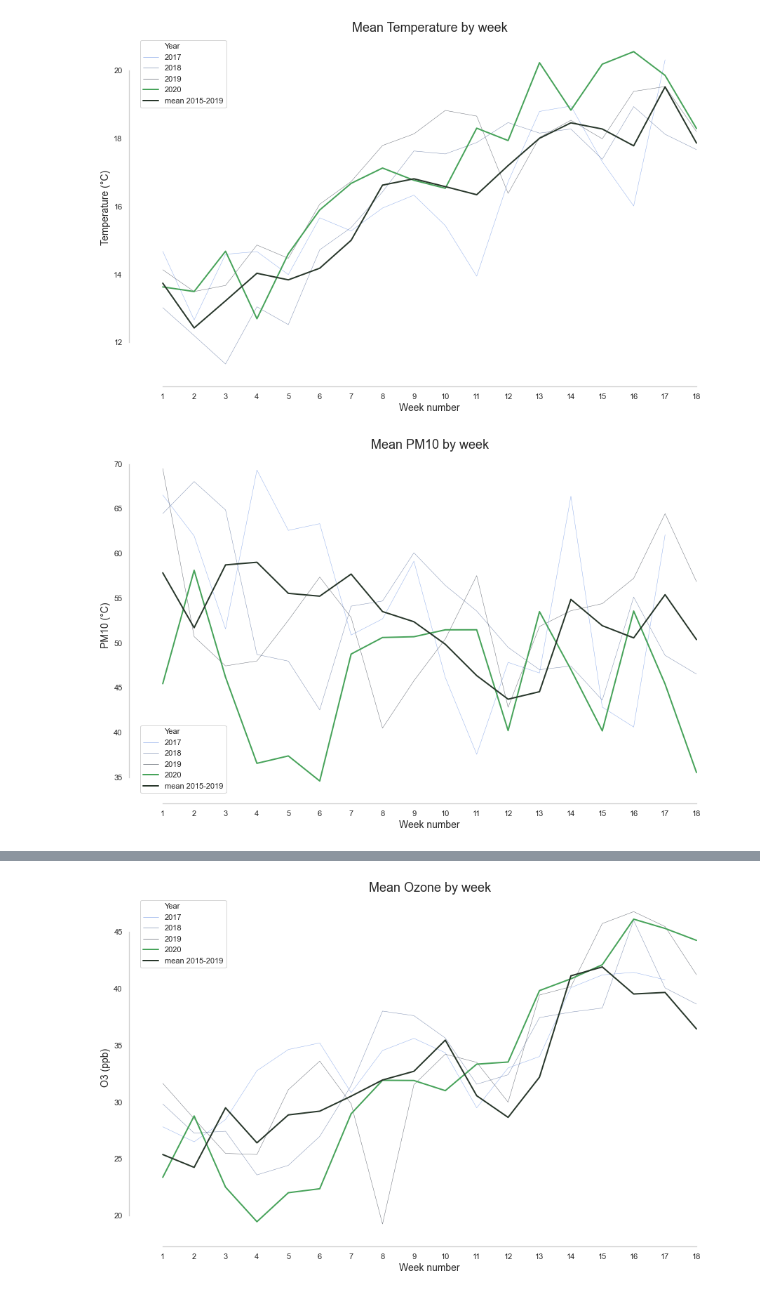
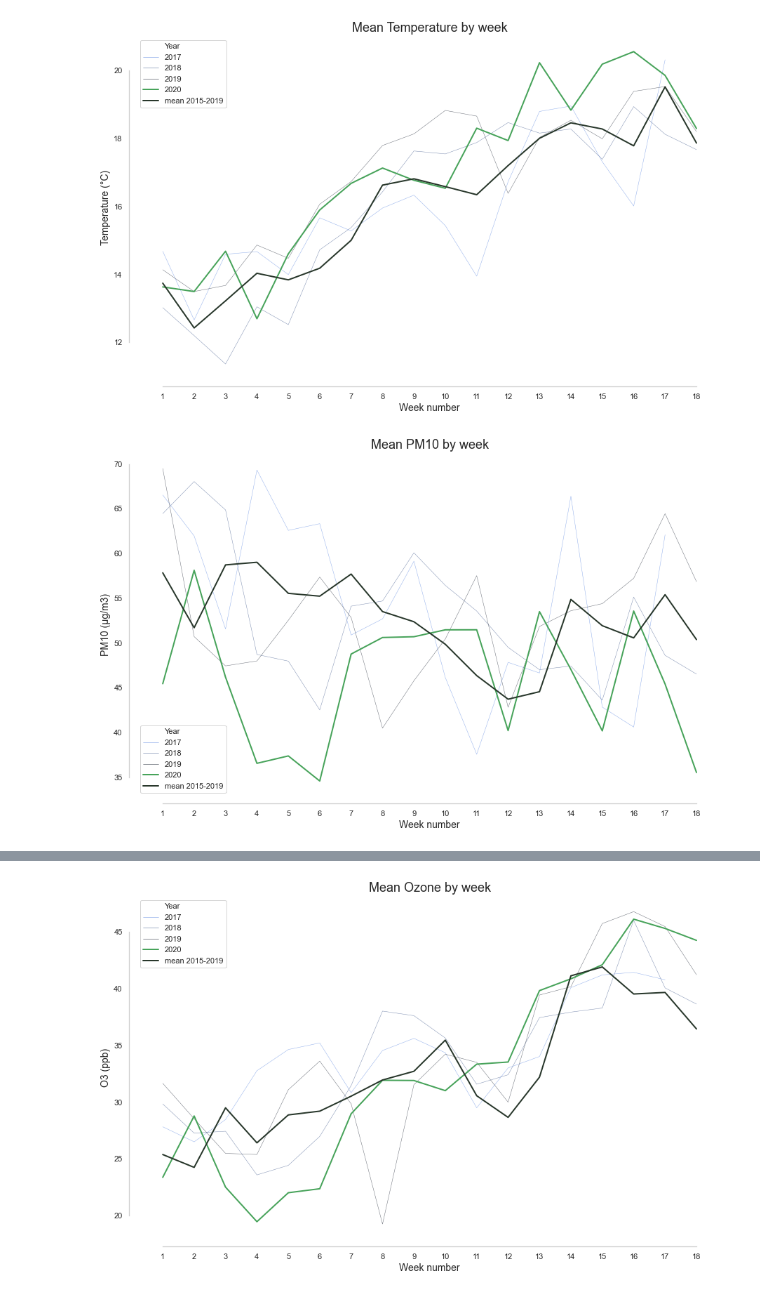
Before and after one commit to DanielBustillos/pollution_COVID_CDMX, a Jupyter notebook: plot pollution.ipynb, the cells around one changed output, grey strips where cells are left out. Drawn from its saved outputs; the diff is of its cells as text; code cells hidden in the pictures.

```diff
--- a/plot pollution.ipynb
+++ b/plot pollution.ipynb
@@ -217,7 +217,7 @@ plot(contaminante='TMP', df=df_tmp, title='Temperature', ylabel='Temperature (°
 # %% [output]
 [figure]
 # %%
-plot(contaminante='PM10', df=df_pm10, title='PM10', ylabel='PM10 (°C)')
+plot(contaminante='PM10', df=df_pm10, title='PM10', ylabel='PM10 (µg/m3)')
 # %% [output]
-[figure, old version]
+[figure, new version]
 # %%
```
Also changed, not shown: parts of 2 cells of this notebook.
